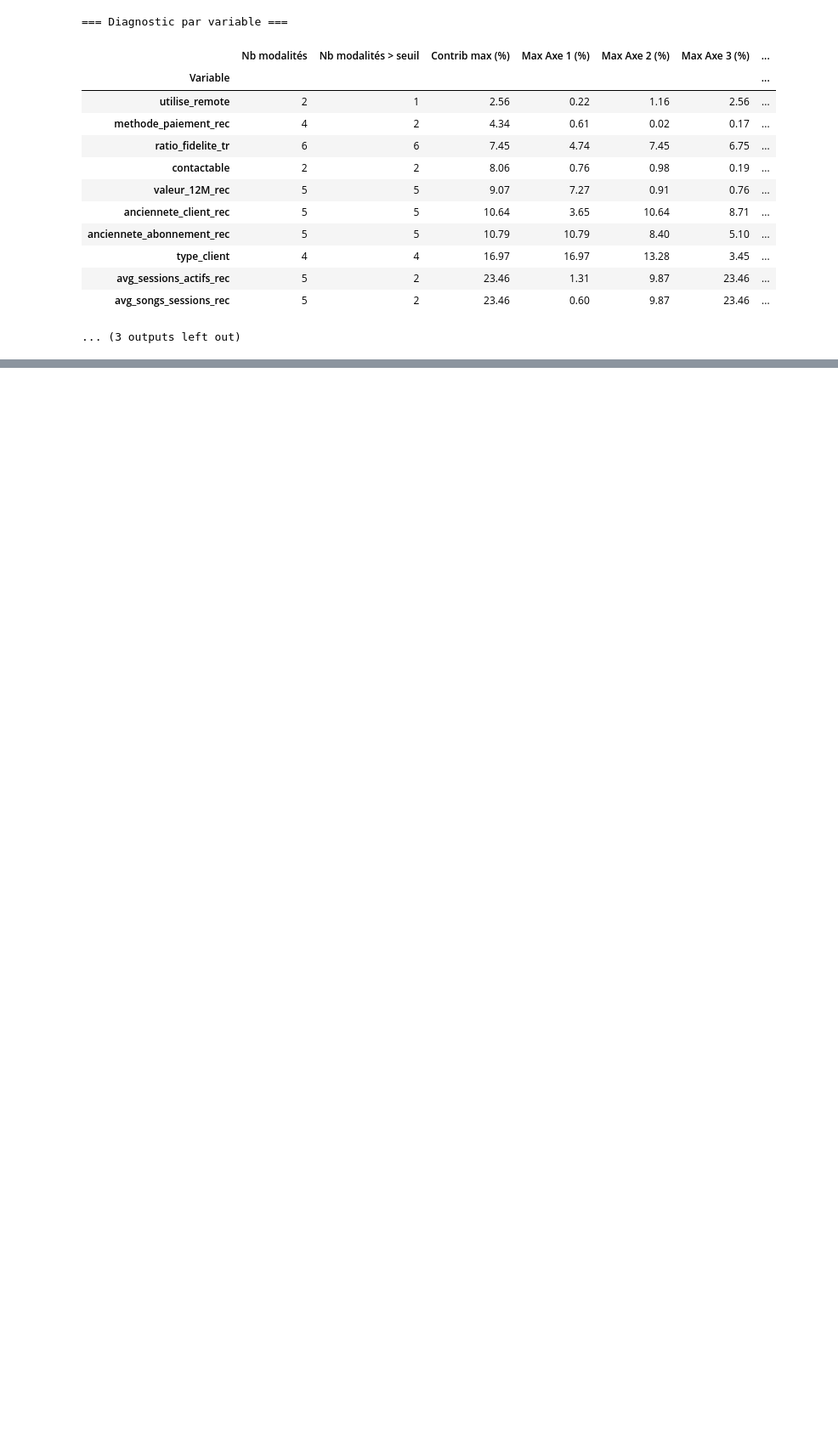
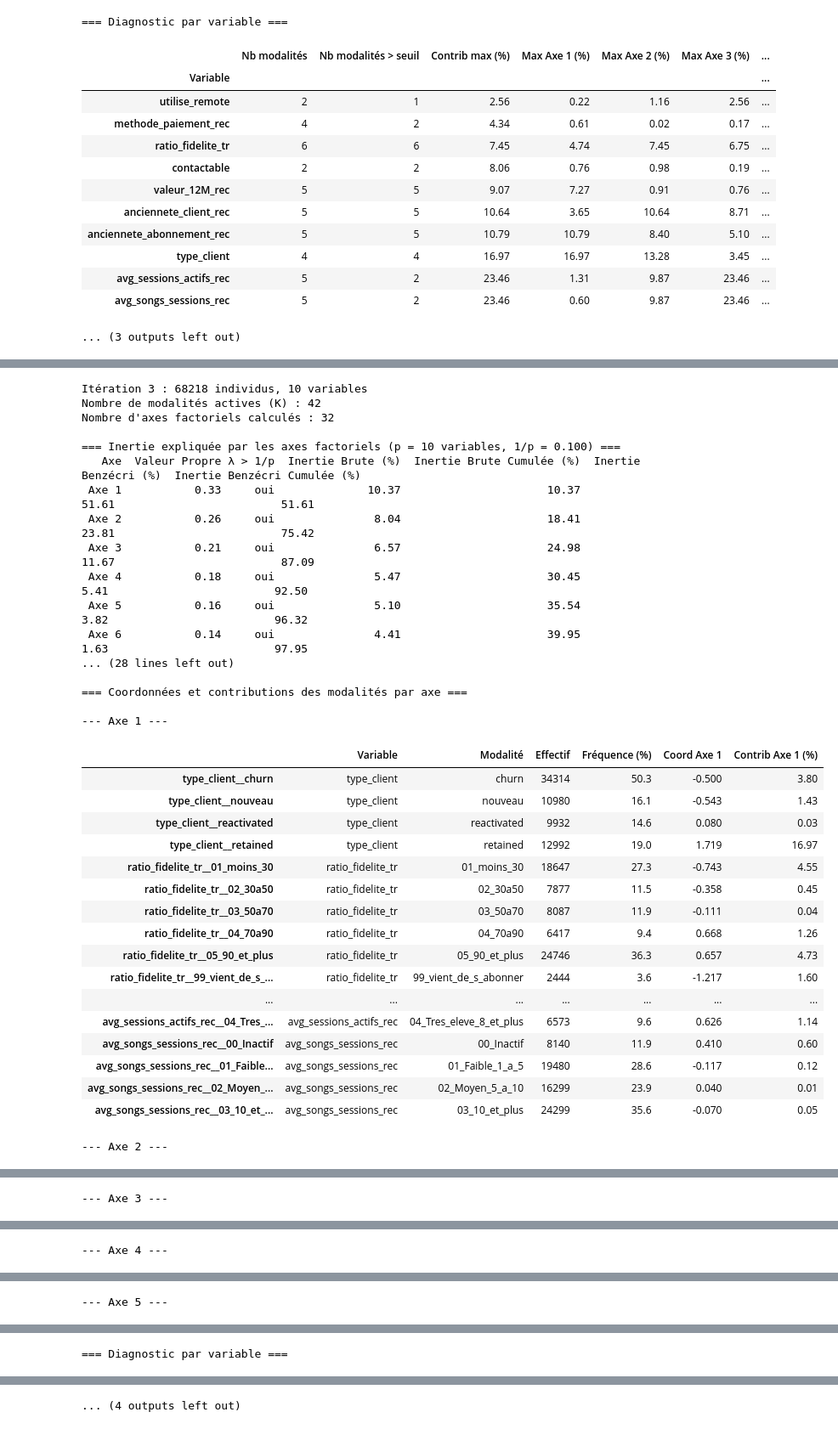
Before and after one commit to sebaarayacastro1/clustering, a Jupyter notebook: notebooks/02_acm.ipynb, the cells around one changed output, grey strips where cells are left out. Shown at 85% size. Saved outputs shown, nothing was run; the diff lists cells and outputs as text; code cells hidden in the pictures; blank space fills up the shorter version.

```diff
--- a/notebooks/02_acm.ipynb
+++ b/notebooks/02_acm.ipynb
@@ -375,0 +427,56 @@ Paire la plus proche dans l’espace factoriel pour chaque variable :
+# %%
+# Exécution du seul scénario retenu (ACM 3)
+resultats_iteration_3 = executer_iteration_3(
+    donnees_nettoyees,
+    regroupements_finaux,
+    graine=42,
+    n_axes_tableau=5,
+    n_axes_proximite=5,
+    proportion_selection=PROPORTION_SELECTION,
+)
+
+if not resultats_iteration_3["indices_echantillon"].equals(
+    resultats_iteration_2["indices_echantillon"]
+):
+    raise AssertionError("Les échantillons des itérations 2 et 3 ne correspondent pas.")
+
+if len(resultats_iteration_3["variables_a_revoir"]) != 0:
+    print("Attention : certaines variables doivent être réexaminées avant de finaliser l'ACM.")
+else:
+    print("Critère de contribution aux cinq premiers axes respecté.")
+# %% [output]
+Itération 3 : 68218 individus, 10 variables
+Nombre de modalités actives (K) : 42
+Nombre d'axes factoriels calculés : 32
+
+=== Inertie expliquée par les axes factoriels (p = 10 variables, 1/p = 0.100) ===
+   Axe  Valeur Propre λ > 1/p  Inertie Brute (%)  Inertie Brute Cumulée (%)  Inertie Benzécri (%)  Inertie Benzécri Cumulée (%)
+ Axe 1           0.33     oui              10.37                      10.37                 51.61                         51.61
+ Axe 2           0.26     oui               8.04                      18.41                 23.81                         75.42
+ Axe 3           0.21     oui               6.57                      24.98                 11.67                         87.09
+ Axe 4           0.18     oui               5.47                      30.45                  5.41                         92.50
+ Axe 5           0.16     oui               5.10                      35.54                  3.82                         96.32
+ Axe 6           0.14     oui               4.41                      39.95                  1.63                         97.95
+... (28 lines left out)
+
+=== Coordonnées et contributions des modalités par axe ===
+
+--- Axe 1 ---
+|  | Variable | Modalité | Effectif | Fréquence (%) | Coord Axe 1 | Contrib Axe 1 (%) |
+| type_client__churn | type_client | churn | 34314 | 50.3 | -0.500 | 3.80 |
+| type_client__nouveau | type_client | nouveau | 10980 | 16.1 | -0.543 | 1.43 |
+| type_client__reactivated | type_client | reactivated | 9932 | 14.6 | 0.080 | 0.03 |
+| type_client__retained | type_client | retained | 12992 | 19.0 | 1.719 | 16.97 |
+| ratio_fidelite_tr__01_moins_30 | ratio_fidelite_tr | 01_moins_30 | 18647 | 27.3 | -0.743 | 4.55 |
+| ratio_fidelite_tr__02_30a50 | ratio_fidelite_tr | 02_30a50 | 7877 | 11.5 | -0.358 | 0.45 |
+| ratio_fidelite_tr__03_50a70 | ratio_fidelite_tr | 03_50a70 | 8087 | 11.9 | -0.111 | 0.04 |
+| ratio_fidelite_tr__04_70a90 | ratio_fidelite_tr | 04_70a90 | 6417 | 9.4 | 0.668 | 1.26 |
+| ratio_fidelite_tr__05_90_et_plus | ratio_fidelite_tr | 05_90_et_plus | 24746 | 36.3 | 0.657 | 4.73 |
+| ratio_fidelite_tr__99_vient_de_s_... | ratio_fidelite_tr | 99_vient_de_s_abonner | 2444 | 3.6 | -1.217 | 1.60 |
+| ... | ... | ... | ... | ... | ... | ... |
+| avg_sessions_actifs_rec__04_Tres_... | avg_sessions_actifs_rec | 04_Tres_eleve_8_et_plus | 6573 | 9.6 | 0.626 | 1.14 |
+| avg_songs_sessions_rec__00_Inactif | avg_songs_sessions_rec | 00_Inactif | 8140 | 11.9 | 0.410 | 0.60 |
+| avg_songs_sessions_rec__01_Faible... | avg_songs_sessions_rec | 01_Faible_1_a_5 | 19480 | 28.6 | -0.117 | 0.12 |
+| avg_songs_sessions_rec__02_Moyen_... | avg_songs_sessions_rec | 02_Moyen_5_a_10 | 16299 | 23.9 | 0.040 | 0.01 |
+| avg_songs_sessions_rec__03_10_et_... | avg_songs_sessions_rec | 03_10_et_plus | 24299 | 35.6 | -0.070 | 0.05 |
+--- Axe 2 ---
@@ -375,0 +500 @@ Paire la plus proche dans l’espace factoriel pour chaque variable :
+--- Axe 3 ---
@@ -375,0 +518 @@ Paire la plus proche dans l’espace factoriel pour chaque variable :
+--- Axe 4 ---
@@ -375,0 +536 @@ Paire la plus proche dans l’espace factoriel pour chaque variable :
+--- Axe 5 ---
@@ -375,0 +554 @@ Paire la plus proche dans l’espace factoriel pour chaque variable :
+=== Diagnostic par variable ===
@@ -375,0 +567 @@ Paire la plus proche dans l’espace factoriel pour chaque variable :
+... (4 outputs left out)
```
Also changed, not shown: parts of 23 cells of this notebook, 2 other files.
